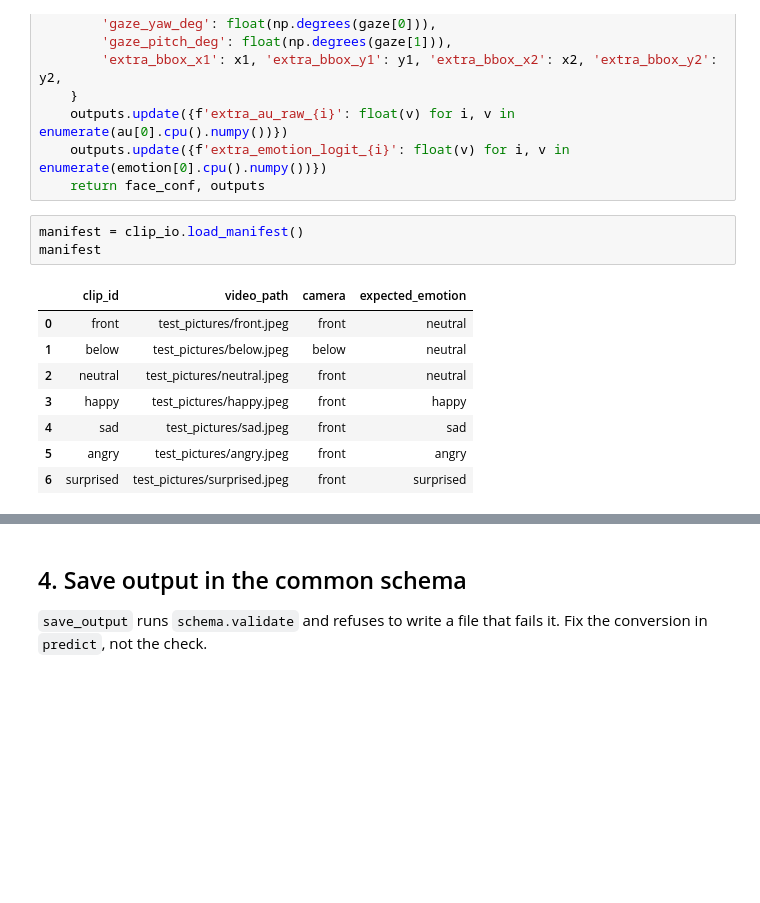
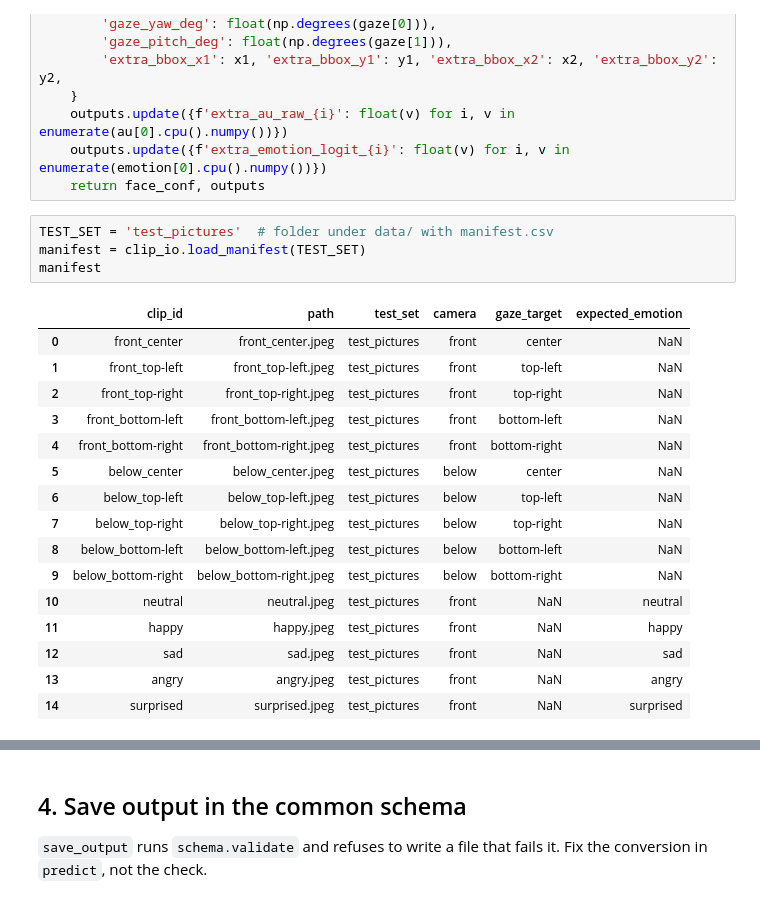
Before and after one commit to Cyber-Identity-Behavior-Research-Lab/extractor-eval, a Jupyter notebook: notebooks/01_OpenFace-3.0.ipynb, the cells around one changed output, grey strips where cells are left out. Saved outputs shown, nothing was run; the diff lists cells and outputs as text; blank space fills up the shorter version.

```diff
--- a/notebooks/01_OpenFace-3.0.ipynb
+++ b/notebooks/01_OpenFace-3.0.ipynb
@@ -141,17 +141,26 @@ def predict(image):
     outputs.update({f'extra_emotion_logit_{i}': float(v) for i, v in enumerate(emotion[0].cpu().numpy())})
     return face_conf, outputs
 # %%
-manifest = clip_io.load_manifest()
+TEST_SET = 'test_pictures'  # folder under data/ with manifest.csv
+manifest = clip_io.load_manifest(TEST_SET)
 manifest
 # %% [output]
-|  | clip_id | video_path | camera | expected_emotion |
-| 0 | front | test_pictures/front.jpeg | front | neutral |
-| 1 | below | test_pictures/below.jpeg | below | neutral |
-| 2 | neutral | test_pictures/neutral.jpeg | front | neutral |
-| 3 | happy | test_pictures/happy.jpeg | front | happy |
-| 4 | sad | test_pictures/sad.jpeg | front | sad |
-| 5 | angry | test_pictures/angry.jpeg | front | angry |
-| 6 | surprised | test_pictures/surprised.jpeg | front | surprised |
+|  | clip_id | path | test_set | camera | gaze_target | expected_emotion |
+| 0 | front_center | front_center.jpeg | test_pictures | front | center | NaN |
+| 1 | front_top-left | front_top-left.jpeg | test_pictures | front | top-left | NaN |
+| 2 | front_top-right | front_top-right.jpeg | test_pictures | front | top-right | NaN |
+| 3 | front_bottom-left | front_bottom-left.jpeg | test_pictures | front | bottom-left | NaN |
+| 4 | front_bottom-right | front_bottom-right.jpeg | test_pictures | front | bottom-right | NaN |
+| 5 | below_center | below_center.jpeg | test_pictures | below | center | NaN |
+| 6 | below_top-left | below_top-left.jpeg | test_pictures | below | top-left | NaN |
+| 7 | below_top-right | below_top-right.jpeg | test_pictures | below | top-right | NaN |
+| 8 | below_bottom-left | below_bottom-left.jpeg | test_pictures | below | bottom-left | NaN |
+| 9 | below_bottom-right | below_bottom-right.jpeg | test_pictures | below | bottom-right | NaN |
+| 10 | neutral | neutral.jpeg | test_pictures | front | NaN | neutral |
+| 11 | happy | happy.jpeg | test_pictures | front | NaN | happy |
+| 12 | sad | sad.jpeg | test_pictures | front | NaN | sad |
+| 13 | angry | angry.jpeg | test_pictures | front | NaN | angry |
+| 14 | surprised | surprised.jpeg | test_pictures | front | NaN | surprised |
 # %%
 results, timings = {}, {}
 for row in manifest.itertuples():
```
Also changed, not shown: parts of 11 cells of this notebook, 5 other files.
